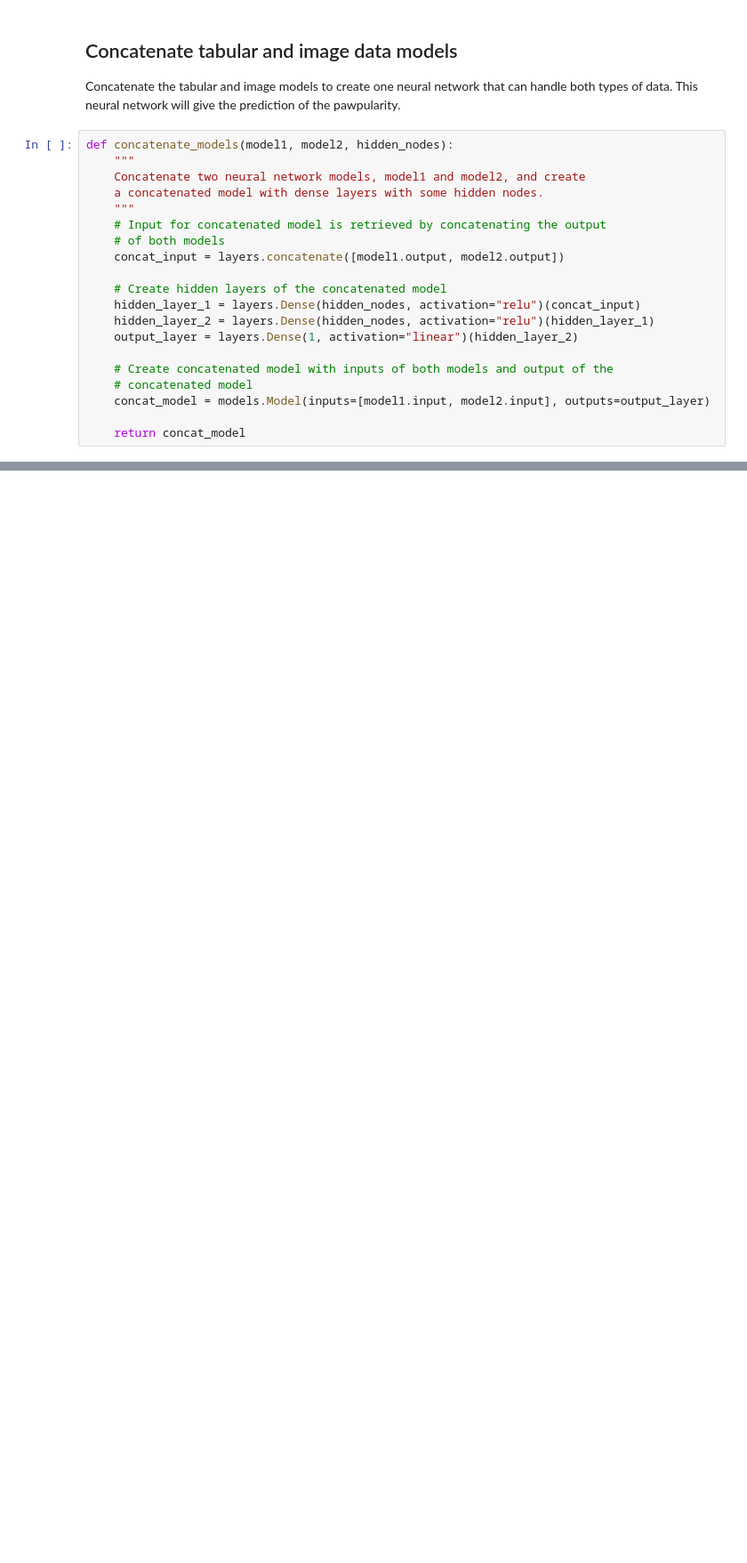
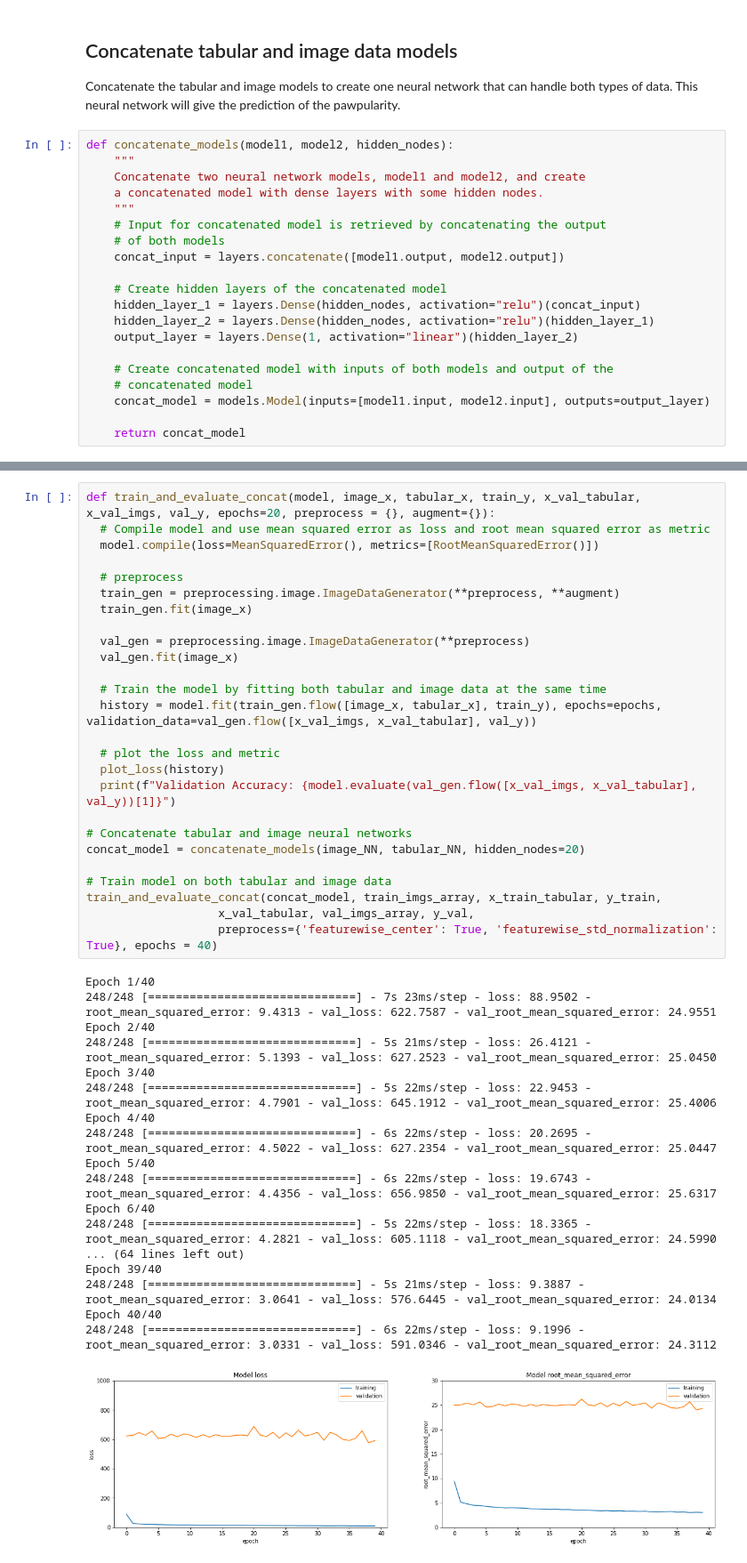
Before and after one commit to ilsefeenstra/CassBenteDemiIlse, a Jupyter notebook: code/Milestone_2/Chapter_2_Data_normalization.ipynb, the cells around one changed output, grey strips where cells are left out. Shown at 89% size. Drawn from its saved outputs; the diff is of its cells as text; blank space fills up the shorter version.

```diff
--- a/code/Milestone_2/Chapter_2_Data_normalization.ipynb
+++ b/code/Milestone_2/Chapter_2_Data_normalization.ipynb
@@ -579,0 +377,45 @@ ModuleNotFoundError: No module named 'tensorflow_core.estimator'
+# %%
+def train_and_evaluate_concat(model, image_x, tabular_x, train_y, x_val_tabular, x_val_imgs, val_y, epochs=20, preprocess = {}, augment={}):
+  # Compile model and use mean squared error as loss and root mean squared error as metric
+  model.compile(loss=MeanSquaredError(), metrics=[RootMeanSquaredError()])
+
+  # preprocess
+  train_gen = preprocessing.image.ImageDataGenerator(**preprocess, **augment)
+  train_gen.fit(image_x)
+
+  val_gen = preprocessing.image.ImageDataGenerator(**preprocess)
+  val_gen.fit(image_x)
+
+  # Train the model by fitting both tabular and image data at the same time
+  history = model.fit(train_gen.flow([image_x, tabular_x], train_y), epochs=epochs, validation_data=val_gen.flow([x_val_imgs, x_val_tabular], val_y))
+
+  # plot the loss and metric
+  plot_loss(history)
+  print(f"Validation Accuracy: {model.evaluate(val_gen.flow([x_val_imgs, x_val_tabular], val_y))[1]}")
+
+# Concatenate tabular and image neural networks
+concat_model = concatenate_models(image_NN, tabular_NN, hidden_nodes=20)
+
+# Train model on both tabular and image data
+train_and_evaluate_concat(concat_model, train_imgs_array, x_train_tabular, y_train,
+                   x_val_tabular, val_imgs_array, y_val,
+                   preprocess={'featurewise_center': True, 'featurewise_std_normalization': True}, epochs = 40)
+# %% [output]
+Epoch 1/40
+248/248 [==============================] - 7s 23ms/step - loss: 88.9502 - root_mean_squared_error: 9.4313 - val_loss: 622.7587 - val_root_mean_squared_error: 24.9551
+Epoch 2/40
+248/248 [==============================] - 5s 21ms/step - loss: 26.4121 - root_mean_squared_error: 5.1393 - val_loss: 627.2523 - val_root_mean_squared_error: 25.0450
+Epoch 3/40
+248/248 [==============================] - 5s 22ms/step - loss: 22.9453 - root_mean_squared_error: 4.7901 - val_loss: 645.1912 - val_root_mean_squared_error: 25.4006
+Epoch 4/40
+248/248 [==============================] - 6s 22ms/step - loss: 20.2695 - root_mean_squared_error: 4.5022 - val_loss: 627.2354 - val_root_mean_squared_error: 25.0447
+Epoch 5/40
+248/248 [==============================] - 6s 22ms/step - loss: 19.6743 - root_mean_squared_error: 4.4356 - val_loss: 656.9850 - val_root_mean_squared_error: 25.6317
+Epoch 6/40
+248/248 [==============================] - 5s 22ms/step - loss: 18.3365 - root_mean_squared_error: 4.2821 - val_loss: 605.1118 - val_root_mean_squared_error: 24.5990
+... (64 lines left out)
+Epoch 39/40
+248/248 [==============================] - 5s 21ms/step - loss: 9.3887 - root_mean_squared_error: 3.0641 - val_loss: 576.6445 - val_root_mean_squared_error: 24.0134
+Epoch 40/40
+248/248 [==============================] - 6s 22ms/step - loss: 9.1996 - root_mean_squared_error: 3.0331 - val_loss: 591.0346 - val_root_mean_squared_error: 24.3112
+[figure, added]
```
Also changed, not shown: parts of 16 cells of this notebook, 1 other file.
